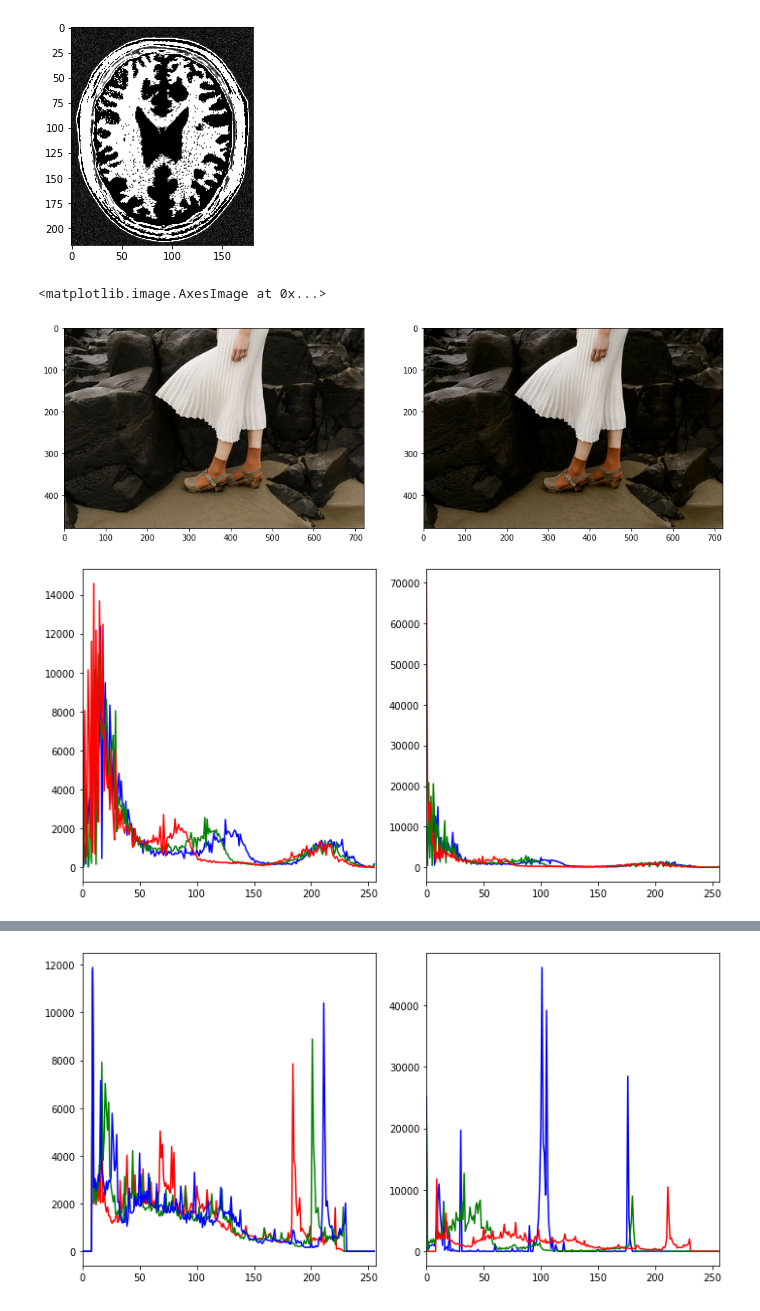
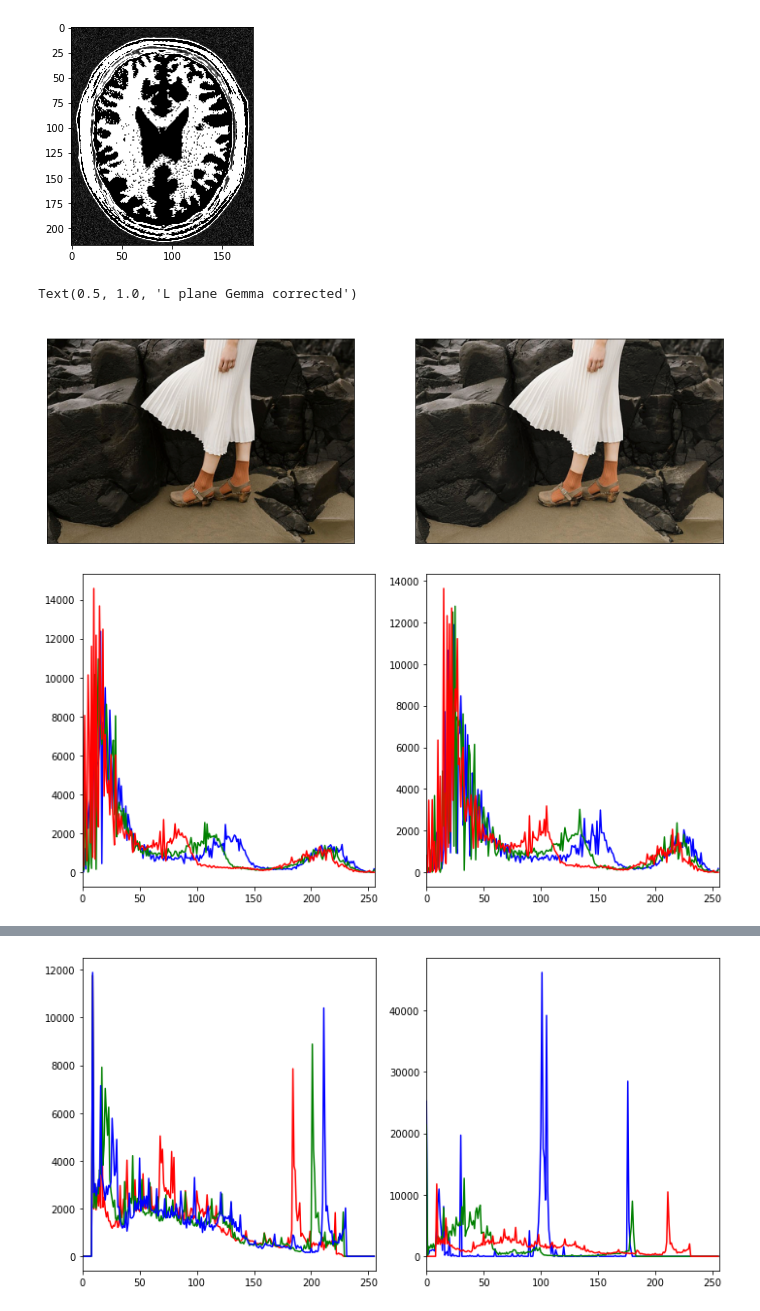
Before and after one commit to leonfdo/Image_augmentation, a Jupyter notebook: Untitled-1.ipynb, the cells around one changed output, grey strips where cells are left out. Drawn from its saved outputs; the diff is of its cells as text; code cells hidden in the pictures.

```diff
--- a/Untitled-1.ipynb
+++ b/Untitled-1.ipynb
@@ -103,17 +113,23 @@ plt.imshow(img_new,cmap="gray")
 # %%
 img=cv.imread("C:\\Users\\leonf\Music\\image_processing\\highlights_and_shadows.jpg",1)
 img=cv.cvtColor(img,cv.COLOR_BGR2LAB)
 img_new=np.copy(img)
-gamma=1.3
+gamma=0.8
 img_new[:,:,0]=(((img[:,:,0]/255)**gamma)*255).astype(np.uint8)
 fig,ax=plt.subplots(1,2,figsize=(15,18))
 img=cv.cvtColor(img,cv.COLOR_LAB2RGB)
 img_new=cv.cvtColor(img_new,cv.COLOR_LAB2RGB)
 ax[0].imshow(img)
 ax[1].imshow(img_new)
+ax[0].set_xticks([])
+ax[0].set_yticks([])
+ax[1].set_xticks([])
+ax[1].set_yticks([])
+ax[0].set_title("Original image",c="w")
+ax[1].set_title("L plane Gemma corrected",c="w")
 # %% [output]
-<matplotlib.image.AxesImage at 0x...>
+Text(0.5, 1.0, 'L plane Gemma corrected')
-[figure, old version]
+[figure, new version]
 # %%
 color=['b','g','r']
 fig,ax=plt.subplots(1,2,figsize=(10,5))
@@ -132,7 +148,7 @@ for i,c in enumerate(color):
 plt.tight_layout()
 plt.show()
 # %% [output]
-[figure, old version]
+[figure, new version]
 # %%
 spider_img=cv.imread("C:\\Users\\leonf\Music\\image_processing\\spider.png",1)
 spider=cv.cvtColor(spider_img,cv.COLOR_BGR2RGB)
```
Also changed, not shown: parts of 5 cells of this notebook.
